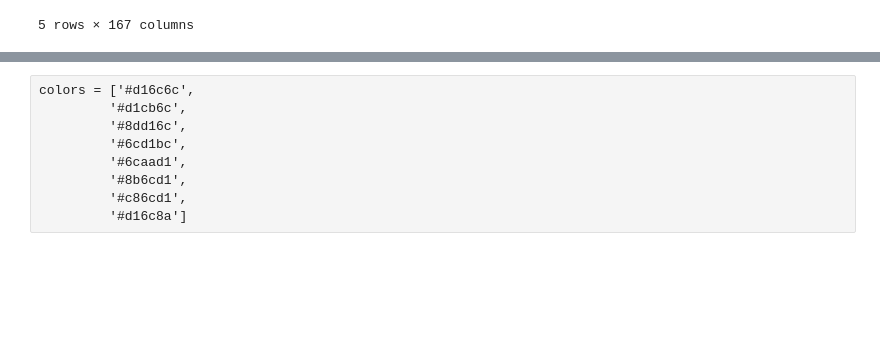
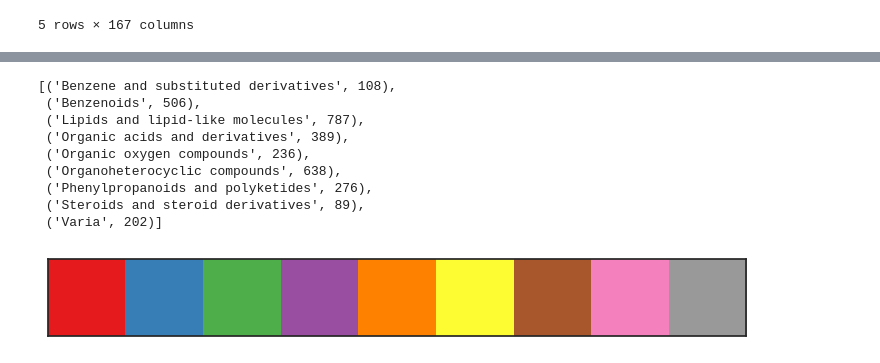
Before and after one commit to MichielStock/Just_for_fun, a Jupyter notebook: Urine_metabolomics/Notebooks/tSNE-plot_urine_metabolome.ipynb, the cells around one changed output, grey strips where cells are left out. Saved outputs shown, nothing was run; the diff lists cells and outputs as text; code cells hidden in the pictures; blank space fills up the shorter version.

Commit message:
computed some molecular descriptors, fine-tuned the visualisation

```diff
--- a/Urine_metabolomics/Notebooks/tSNE-plot_urine_metabolome.ipynb
+++ b/Urine_metabolomics/Notebooks/tSNE-plot_urine_metabolome.ipynb
@@ -56,26 +80,29 @@ metabolite_classes = [urine_metabolome[met]['class'] if 'class' in urine_metabol
 # %%
 c = Counter(metabolite_classes)
 # %%
-common_classes = sorted(c.most_common(n=11))
+common_classes = sorted(c.most_common(n=9))
 common_classes
+# %% [output]
+[('Benzene and substituted derivatives', 108),
+ ('Benzenoids', 506),
+ ('Lipids and lipid-like molecules', 787),
+ ('Organic acids and derivatives', 389),
+ ('Organic oxygen compounds', 236),
+ ('Organoheterocyclic compounds', 638),
+ ('Phenylpropanoids and polyketides', 276),
+ ('Steroids and steroid derivatives', 89),
+ ('Varia', 202)]
 # %%
 # use only common classes
 metabolite_classes_subset = [cl if cl in set([cc for cc, _ in common_classes])
                              else 'Varia' for cl in metabolite_classes]
-# %% [raw]
-colors = ['#d16c6c',
-         '#d1cb6c',
-         '#8dd16c',
-         '#6cd1bc',
-         '#6caad1',
-         '#8b6cd1',
-         '#c86cd1',
-         '#d16c8a']
 # %%
-colors = sns.color_palette("Set2", 11)
+colors = sns.color_palette("Set1", 9)
 # put gray last
-colors.append(colors.pop(-4))
+#colors.append(colors.pop(-4))
 sns.palplot(colors)
+# %% [output]
+[figure, added]
 # %%
 fig, ax = plt.subplots(figsize=(9, 6))
 markers = iter(filled_markers)
```
Also changed, not shown: parts of 30 cells of this notebook, 2 other files.
